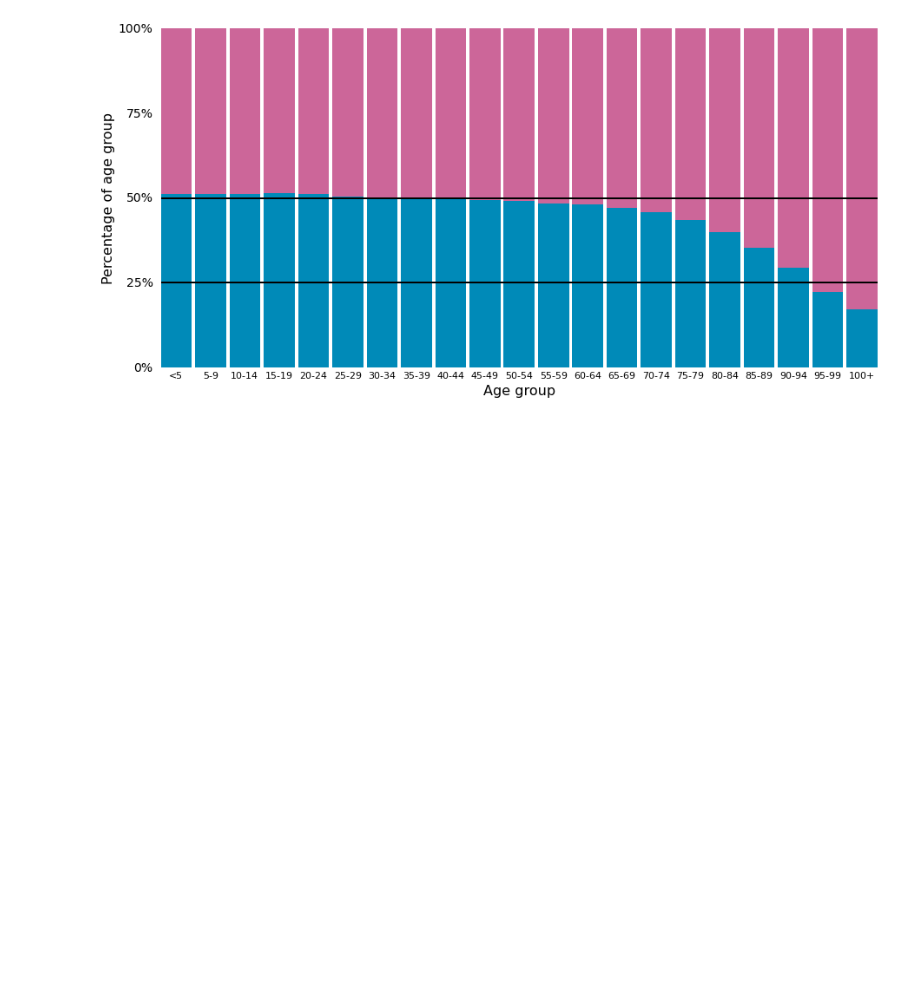
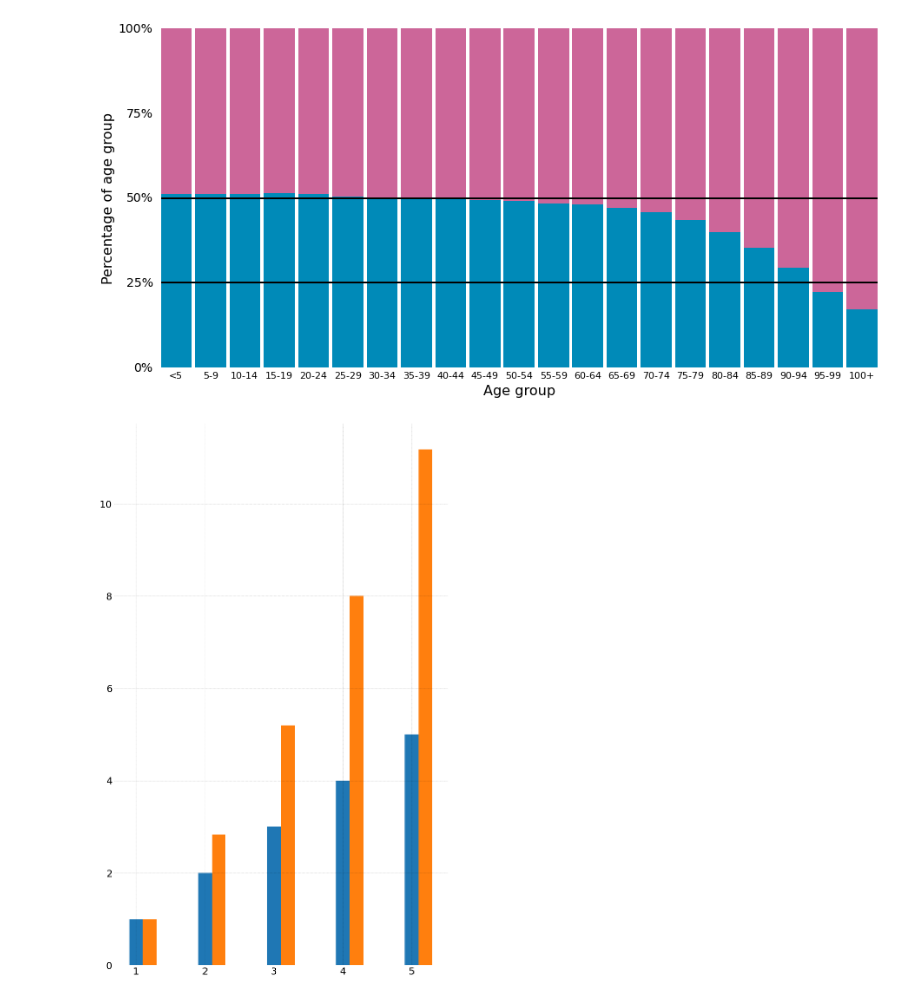
Before and after one commit to linenming/Lin, a Jupyter notebook: 01 Numerical/World 2017 Export Partner Share.ipynb, the cells around one changed output. Cells and saved outputs as stored; diff of their text form; code cells hidden in the pictures; blank space fills up the shorter version.

```diff
--- a/01 Numerical/World 2017 Export Partner Share.ipynb
+++ b/01 Numerical/World 2017 Export Partner Share.ipynb
@@ -103,3 +116,14 @@ plt.savefig('pop_pyramid_stacked.pdf')
 # %% [output]
 ''
 [figure]
+# %%
+x = np.array([1, 2, 3, 4, 5])
+y1 = x
+y2 = x ** 1.5
+
+width = 0.2
+plt.bar(x, y1, width)
+plt.bar(x + width, y2, width)
+plt.show()
+# %% [output]
+[figure, added]
```
Also changed, not shown: parts of 6 cells of this notebook, 4 other files.
